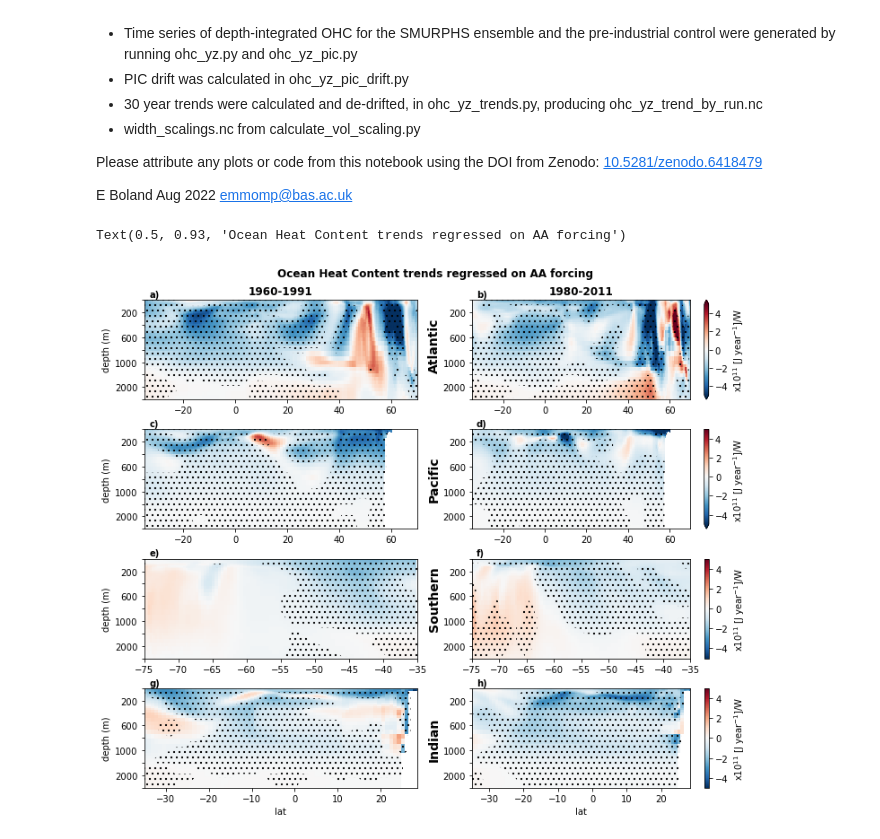
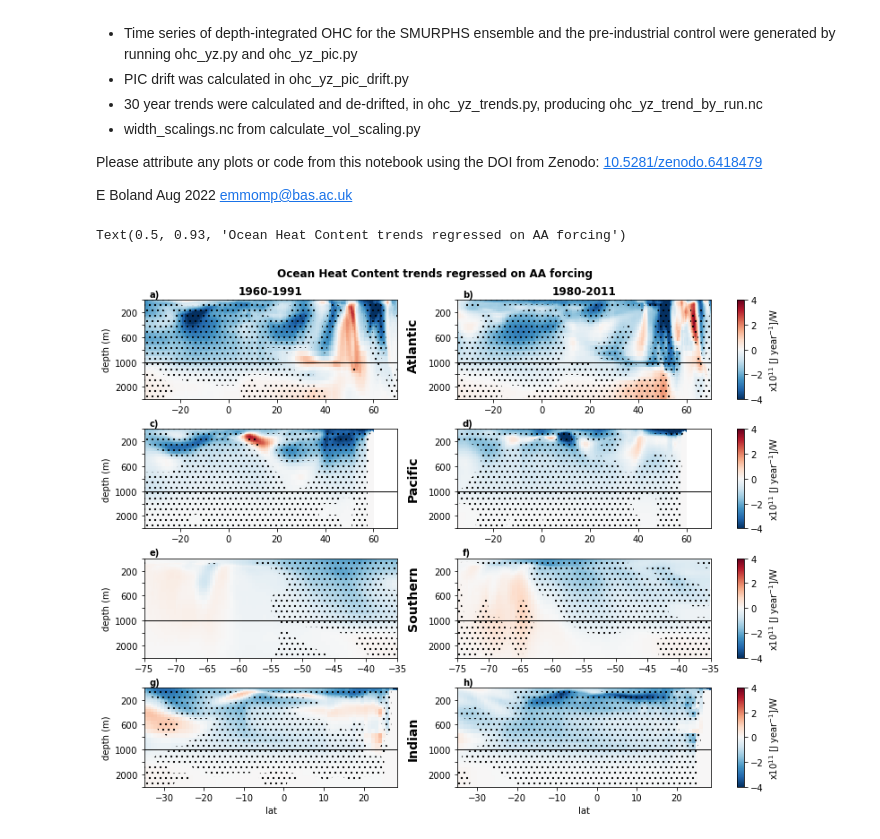
Before and after one commit to emmomp/SMURPHS_OHC, a Jupyter notebook: figure_notebooks/Fig7_OHCyz_regress.ipynb, the cells around one changed output. Saved outputs shown, nothing was run; the diff lists cells and outputs as text; code cells hidden in the pictures.

```diff
--- a/figure_notebooks/Fig7_OHCyz_regress.ipynb
+++ b/figure_notebooks/Fig7_OHCyz_regress.ipynb
@@ -37,7 +37,7 @@ basin_name=dict(zip(basins,['Global','Atlantic','Pacific','Southern','Indian']))
 forc=xr.DataArray(coords={'exp':exps},data=[0.38,0.6,0.93,1.17,1.5],dims=['exp'],)
 
 # Plotting choices
-clim=5
+clim=4
 latlims={'so':[-75,-35],
           'pac':[-35,70],
           'ind':[-35,28.5],
@@ -61,48 +61,45 @@ tpval = stats.t.sf(np.abs(t_score),25-1)
 sigs = slopes.copy(data=tpval<=0.05)
 # %%
 %matplotlib inline
-fig, axes = plt.subplots(4, 2, gridspec_kw={'hspace':0.3,'wspace':0.2},sharey='col',figsize=(12,10))
+fig, axes = plt.subplots(4, 4, gridspec_kw={'hspace':0.3,'wspace':0.2,'width_ratios':[1,0.03,1,0.03]},sharey='col',figsize=(12,10))
 
 ip=0
 for ib,basin in enumerate(['atl','pac','so','ind']):
     for it in range(0,2):
-        ax=axes[ib,it]
+        ax=axes[ib,it*2]
         dplot_slope=slopes.sel(basin=basin).isel(time=it)
         dplot_sig=sigs.sel(basin=basin).isel(time=it)
-        if it==0:
-            dplot_slope.plot(x='lat',y='depth_alt',yincrease=False,
+        p1=dplot_slope.plot(x='lat',y='depth_alt',yincrease=False,
                 add_colorbar=False,
                 vmin=-clim,vmax=clim,
                 cmap='RdBu_r',rasterized=True,ax=ax)
-        else:
-            dplot_slope.plot(x='lat',y='depth_alt',yincrease=False,
-                add_colorbar=True,
-                vmin=-clim,vmax=clim,
-               cbar_kwargs={'label': 'x10$^{11}$ [J year$^{-1}$]/W '}, cmap='RdBu_r',rasterized=True,ax=ax)
         dplot_sig.plot.contourf(x='lat',y='depth_alt',alpha=0,levels=[-1,0,1],hatches=[None,'..'],
                                               add_colorbar=False,yincrease=False,ax=ax)
+        ax.plot(latlims[basin],[2500,2500],'k',zorder=99,lw=1)
 
         ax.text(0.02,1.03,'{})'.format(chr(ord('a')+ip)),fontweight='bold',transform=ax.transAxes)
 
         if ib==0:
             ax.set_title(str(y_start[it])+'-'+str(y_end[it]),fontweight='bold')
         else:
             ax.set_title('')
         ax.set_xlim(latlims[basin][0],latlims[basin][1])
         ax.set_ylim([4000,0])
         ax.set_yticks([4000, 3500, 3000, 2500, 2000, 1500, 1000, 500, 0])
         ax.set_yticklabels(['',2000,'',1000,'', 600, '',200,''])
         if it == 0:
             ax.set(ylabel='depth (m)')
         else:
             ax.set(ylabel='')
             ax.text(-0.2,0.3,basin_name[basin],fontweight='bold',transform=ax.transAxes,rotation=90,fontsize=14)
+            fig.colorbar(p1,cax=axes[ib,3],label='x10$^{11}$ [J year$^{-1}$]/W')
         if ib<3:
             ax.set(xlabel='')
         ip=ip+1
+    axes[ib,1].set_visible(False)
 
 plt.suptitle('Ocean Heat Content trends regressed on AA forcing',weight='bold',y=0.93)
 plt.savefig(figs_dir+'Fig7_OHC_yz_regress_basins.png',bbox_inches='tight')
 # %% [output]
 Text(0.5, 0.93, 'Ocean Heat Content trends regressed on AA forcing')
-[figure, old version]
+[figure, new version]
```
Also changed, not shown: 1 other file.
